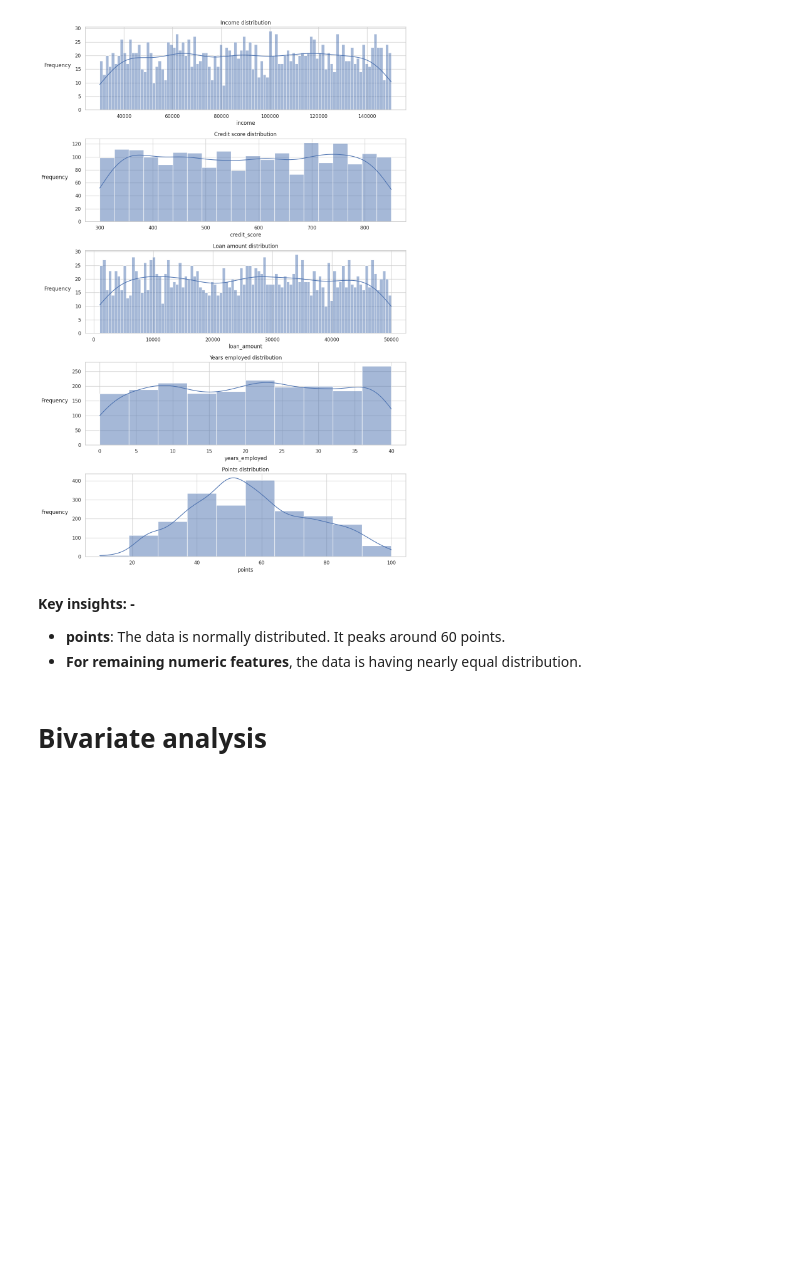
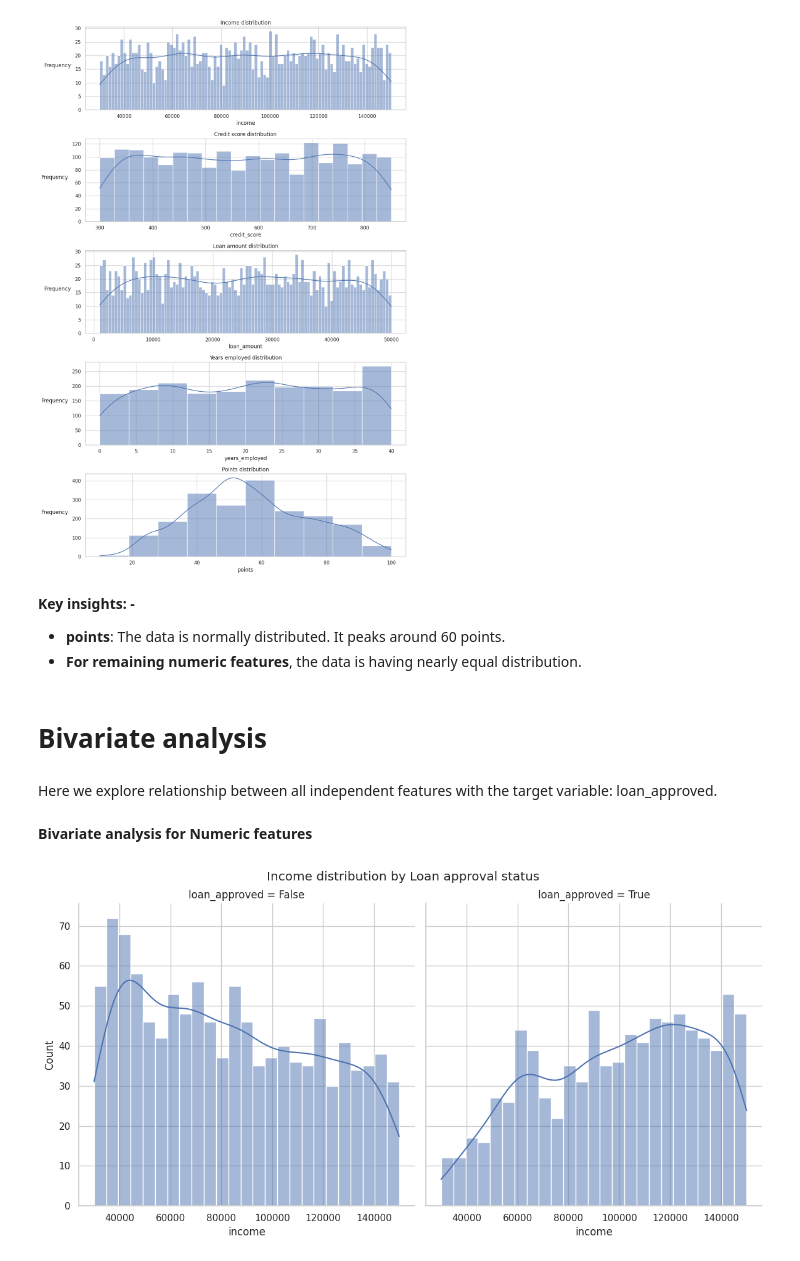
Before and after one commit to taruchit/OpenSourceProjects, a Jupyter notebook: data-storytelling-analyzing-loan-approval.ipynb, the cells around one changed output. Saved outputs shown, nothing was run; the diff lists cells and outputs as text; code cells hidden in the pictures; blank space fills up the shorter version.

Commit message:
Kaggle Notebook | Data storytelling - Analyzing loan approval | Version 13

```diff
--- a/data-storytelling-analyzing-loan-approval.ipynb
+++ b/data-storytelling-analyzing-loan-approval.ipynb
@@ -178,3 +178,15 @@ plt.show()
 * **For remaining numeric features**, the data is having nearly equal distribution.
 # %% [markdown]
 # Bivariate analysis
+# %% [markdown]
+Here we explore relationship between all independent features with the target variable: loan_approved.
+# %% [markdown]
+**Bivariate analysis for Numeric features**
+# %%
+#income vs loan_approved
+g=sns.FacetGrid(df, col='loan_approved', height=6)
+g.map(sns.histplot, 'income', bins=25, kde=True)
+plt.suptitle("Income distribution by Loan approval status", y=1.02)
+plt.show()
+# %% [output]
+[figure, added]
```
Also changed, not shown: parts of 4 cells of this notebook.
